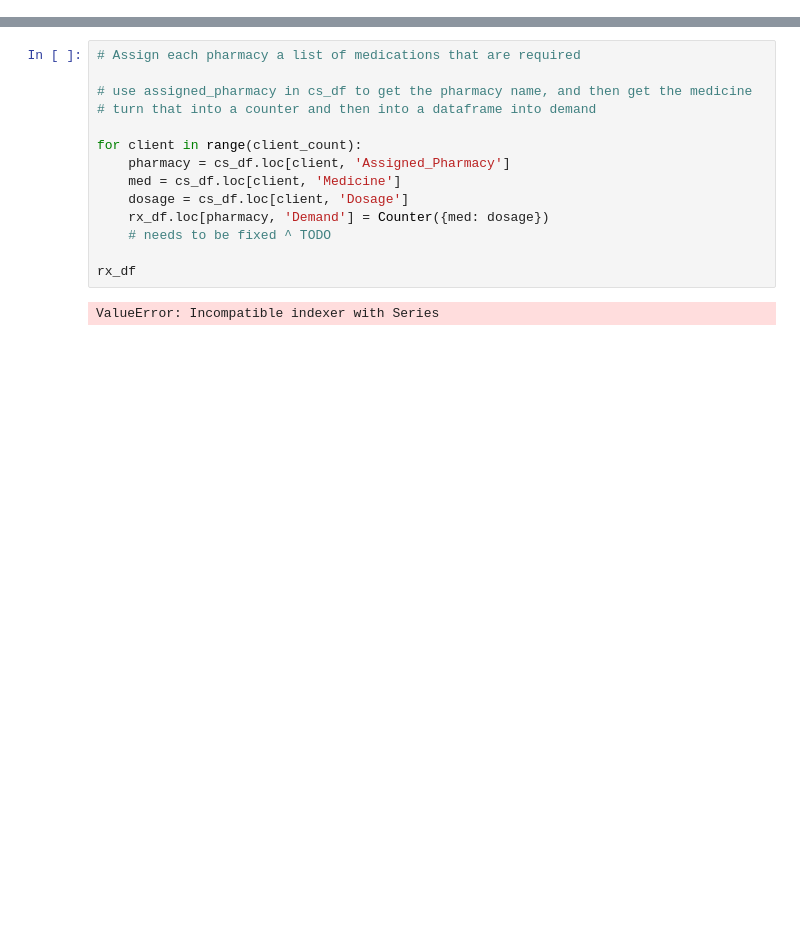
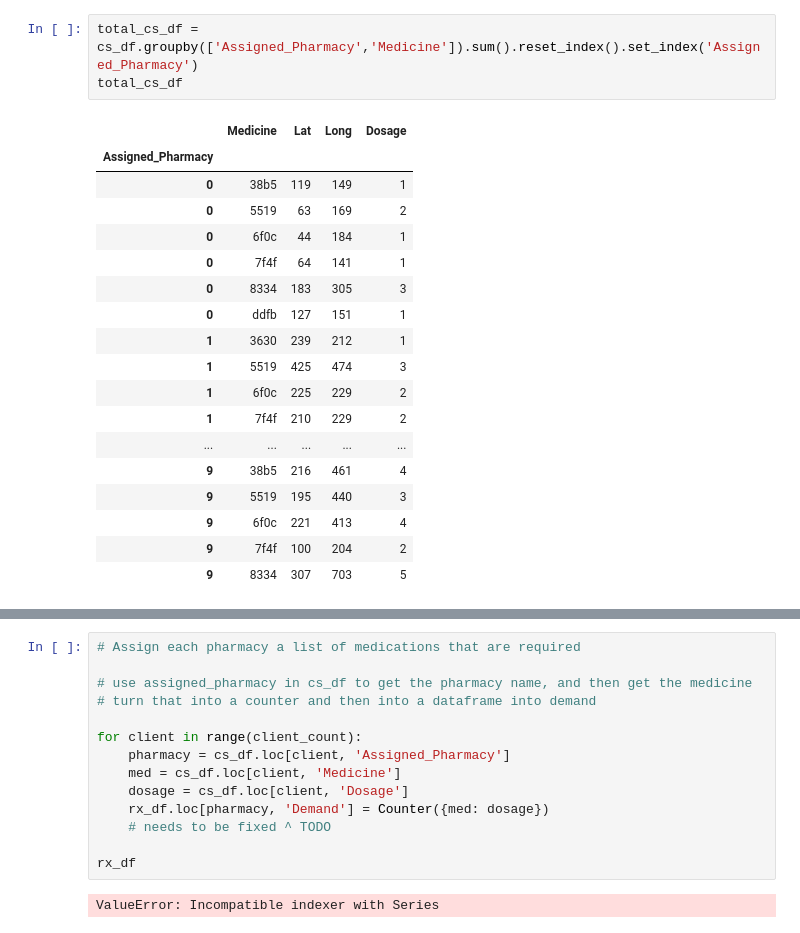
Before and after one commit to BigDataForSanDiego/Team-129, a Jupyter notebook: synth/sandbox.ipynb, the cells around one changed output, grey strips where cells are left out. Drawn from its saved outputs; the diff is of its cells as text; blank space fills up the shorter version.

```diff
--- a/synth/sandbox.ipynb
+++ b/synth/sandbox.ipynb
@@ -108,0 +122,22 @@ cs_df.head()
+# %%
+total_cs_df = cs_df.groupby(['Assigned_Pharmacy','Medicine']).sum().reset_index().set_index('Assigned_Pharmacy')
+total_cs_df
+# %% [output]
+|  | Medicine | Lat | Long | Dosage |
+| Assigned_Pharmacy |  |  |  |  |
+| 0 | 38b5 | 119 | 149 | 1 |
+| 0 | 5519 | 63 | 169 | 2 |
+| 0 | 6f0c | 44 | 184 | 1 |
+| 0 | 7f4f | 64 | 141 | 1 |
+| 0 | 8334 | 183 | 305 | 3 |
+| 0 | ddfb | 127 | 151 | 1 |
+| 1 | 3630 | 239 | 212 | 1 |
+| 1 | 5519 | 425 | 474 | 3 |
+| 1 | 6f0c | 225 | 229 | 2 |
+| 1 | 7f4f | 210 | 229 | 2 |
+| ... | ... | ... | ... | ... |
+| 9 | 38b5 | 216 | 461 | 4 |
+| 9 | 5519 | 195 | 440 | 3 |
+| 9 | 6f0c | 221 | 413 | 4 |
+| 9 | 7f4f | 100 | 204 | 2 |
+| 9 | 8334 | 307 | 703 | 5 |
```
Also changed, not shown: parts of 6 cells of this notebook.
